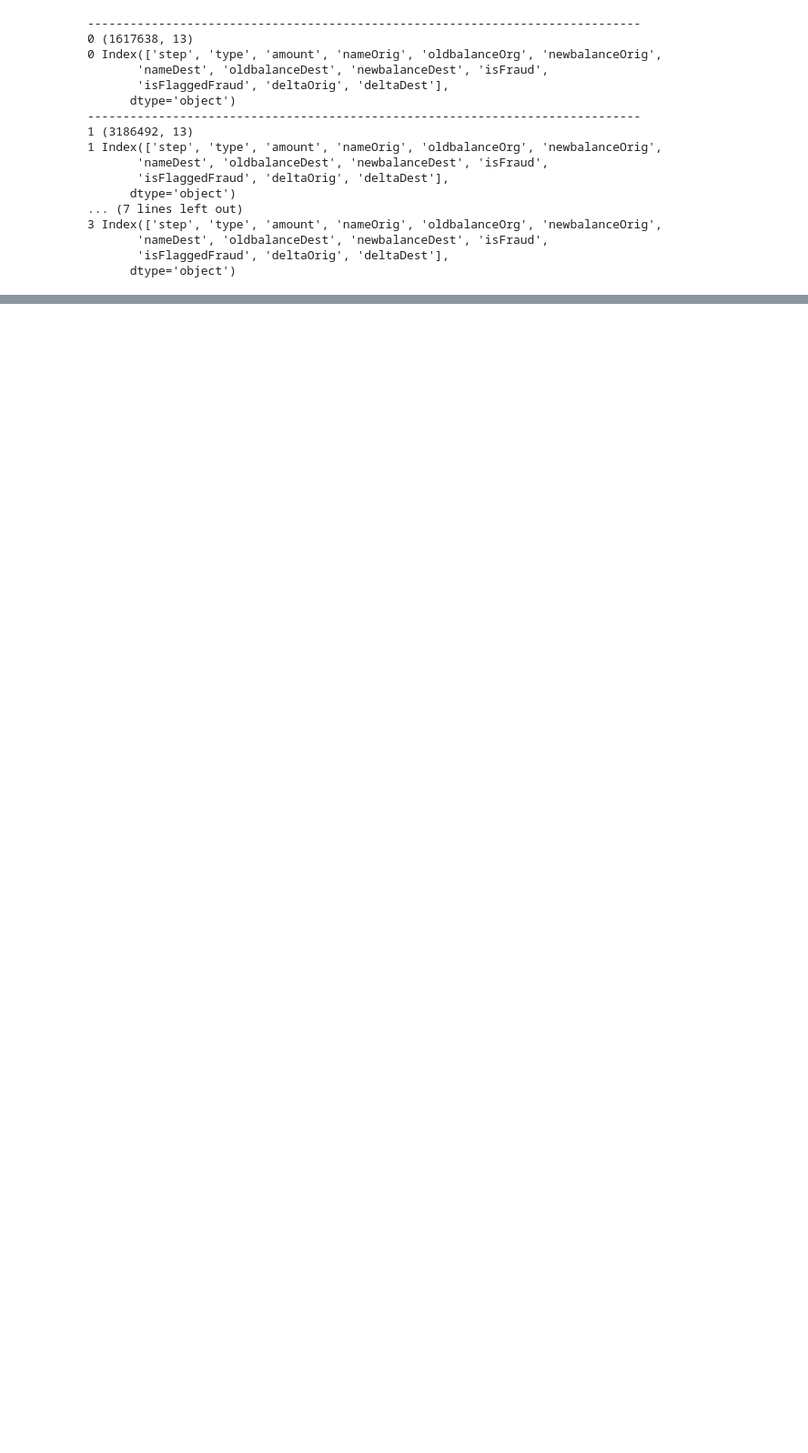
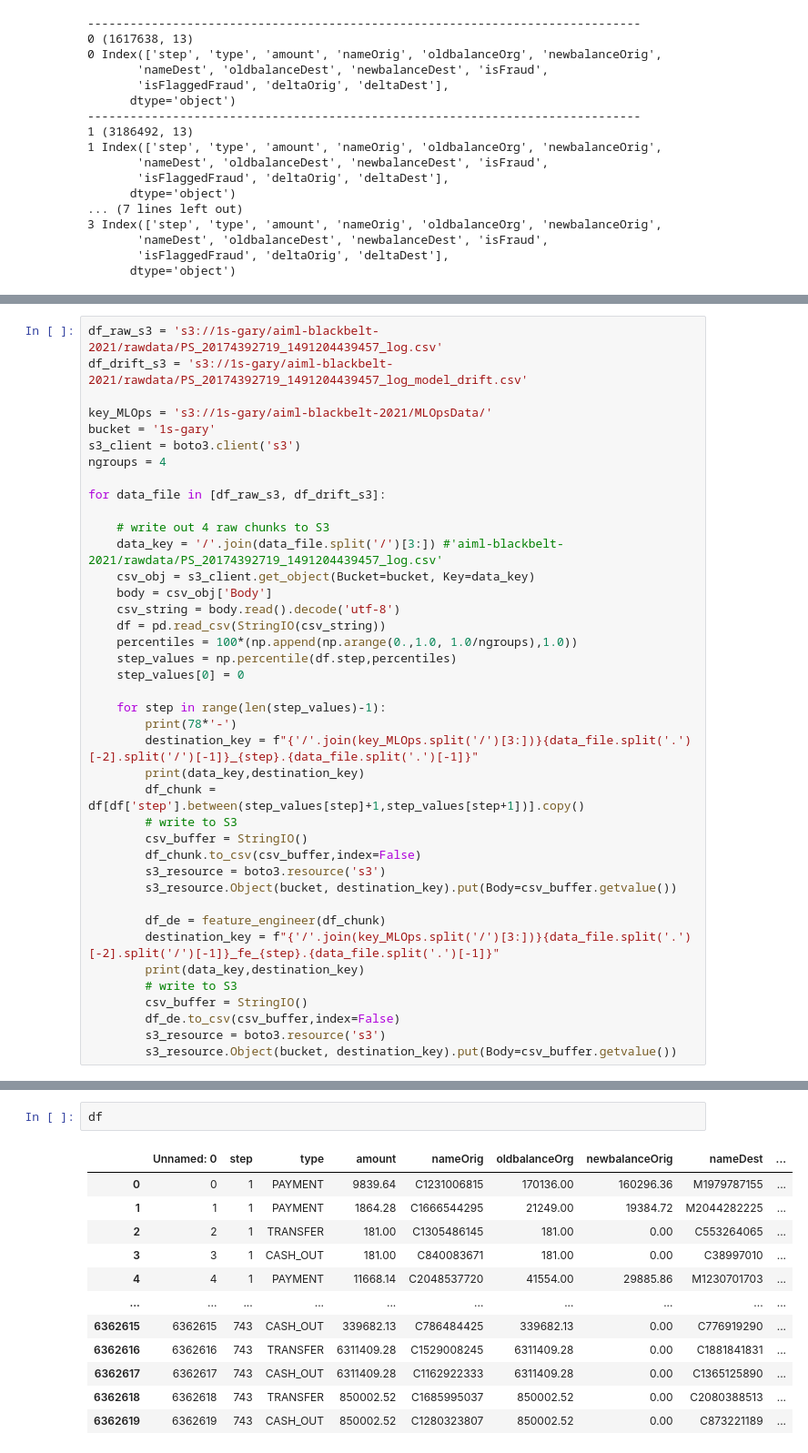
Before and after one commit to TopQuirk67/AWS-ML-Blackbelt-BankingFraud, a Jupyter notebook: Banking Fraud Data Exploration.ipynb, the cells around one changed output, grey strips where cells are left out. Shown at 91% size. Cells and saved outputs as stored; diff of their text form; blank space fills up the shorter version.

```diff
--- a/Banking Fraud Data Exploration.ipynb
+++ b/Banking Fraud Data Exploration.ipynb
@@ -796,0 +824,40 @@ s3_resource.Object(bucket, data_model_drift_key).put(Body=csv_buffer.getvalue())
+# %%
+df_raw_s3 = 's3://1s-gary/aiml-blackbelt-2021/rawdata/PS_20174392719_1491204439457_log.csv'
+df_drift_s3 = 's3://1s-gary/aiml-blackbelt-2021/rawdata/PS_20174392719_1491204439457_log_model_drift.csv'
+
+key_MLOps = 's3://1s-gary/aiml-blackbelt-2021/MLOpsData/'
+bucket = '1s-gary'
+s3_client = boto3.client('s3')
+ngroups = 4
+
+for data_file in [df_raw_s3, df_drift_s3]:
+
+    # write out 4 raw chunks to S3
+    data_key = '/'.join(data_file.split('/')[3:]) #'aiml-blackbelt-2021/rawdata/PS_20174392719_1491204439457_log.csv'
+    csv_obj = s3_client.get_object(Bucket=bucket, Key=data_key)
+    body = csv_obj['Body']
+    csv_string = body.read().decode('utf-8')
+    df = pd.read_csv(StringIO(csv_string))
+    percentiles = 100*(np.append(np.arange(0.,1.0, 1.0/ngroups),1.0))
+    step_values = np.percentile(df.step,percentiles)
+    step_values[0] = 0
+
+    for step in range(len(step_values)-1):
+        print(78*'-')
+        destination_key = f"{'/'.join(key_MLOps.split('/')[3:])}{data_file.split('.')[-2].split('/')[-1]}_{step}.{data_file.split('.')[-1]}"
+        print(data_key,destination_key)
+        df_chunk = df[df['step'].between(step_values[step]+1,step_values[step+1])].copy()
+        # write to S3
+        csv_buffer = StringIO()
+        df_chunk.to_csv(csv_buffer,index=False)
+        s3_resource = boto3.resource('s3')
+        s3_resource.Object(bucket, destination_key).put(Body=csv_buffer.getvalue())
+
+        df_de = feature_engineer(df_chunk)
+        destination_key = f"{'/'.join(key_MLOps.split('/')[3:])}{data_file.split('.')[-2].split('/')[-1]}_fe_{step}.{data_file.split('.')[-1]}"
+        print(data_key,destination_key)
+        # write to S3
+        csv_buffer = StringIO()
+        df_de.to_csv(csv_buffer,index=False)
+        s3_resource = boto3.resource('s3')
+        s3_resource.Object(bucket, destination_key).put(Body=csv_buffer.getvalue())
@@ -796,0 +889,15 @@ s3_resource.Object(bucket, data_model_drift_key).put(Body=csv_buffer.getvalue())
+# %%
+df
+# %% [output]
+|  | Unnamed: 0 | step | type | amount | nameOrig | oldbalanceOrg | newbalanceOrig | nameDest | ... |
+| 0 | 0 | 1 | PAYMENT | 9839.64 | C1231006815 | 170136.00 | 160296.36 | M1979787155 | ... |
+| 1 | 1 | 1 | PAYMENT | 1864.28 | C1666544295 | 21249.00 | 19384.72 | M2044282225 | ... |
+| 2 | 2 | 1 | TRANSFER | 181.00 | C1305486145 | 181.00 | 0.00 | C553264065 | ... |
+| 3 | 3 | 1 | CASH_OUT | 181.00 | C840083671 | 181.00 | 0.00 | C38997010 | ... |
+| 4 | 4 | 1 | PAYMENT | 11668.14 | C2048537720 | 41554.00 | 29885.86 | M1230701703 | ... |
+| ... | ... | ... | ... | ... | ... | ... | ... | ... | ... |
+| 6362615 | 6362615 | 743 | CASH_OUT | 339682.13 | C786484425 | 339682.13 | 0.00 | C776919290 | ... |
+| 6362616 | 6362616 | 743 | TRANSFER | 6311409.28 | C1529008245 | 6311409.28 | 0.00 | C1881841831 | ... |
+| 6362617 | 6362617 | 743 | CASH_OUT | 6311409.28 | C1162922333 | 6311409.28 | 0.00 | C1365125890 | ... |
+| 6362618 | 6362618 | 743 | TRANSFER | 850002.52 | C1685995037 | 850002.52 | 0.00 | C2080388513 | ... |
+| 6362619 | 6362619 | 743 | CASH_OUT | 850002.52 | C1280323807 | 850002.52 | 0.00 | C873221189 | ... |
```
Also changed, not shown: parts of 9 cells of this notebook, 2 other files.
